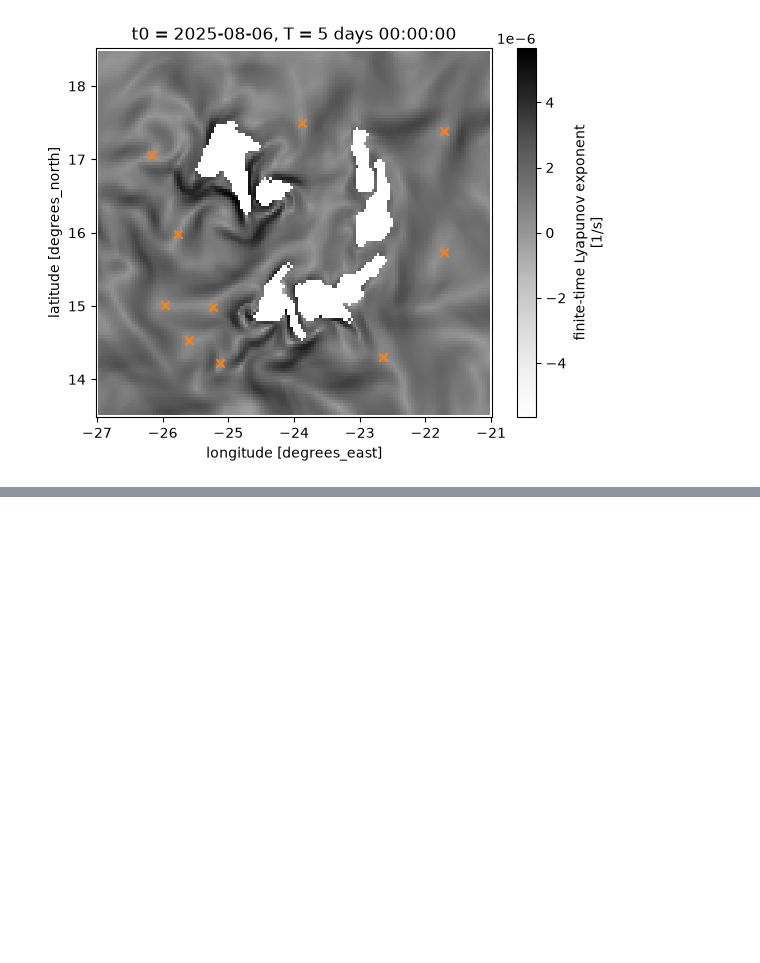
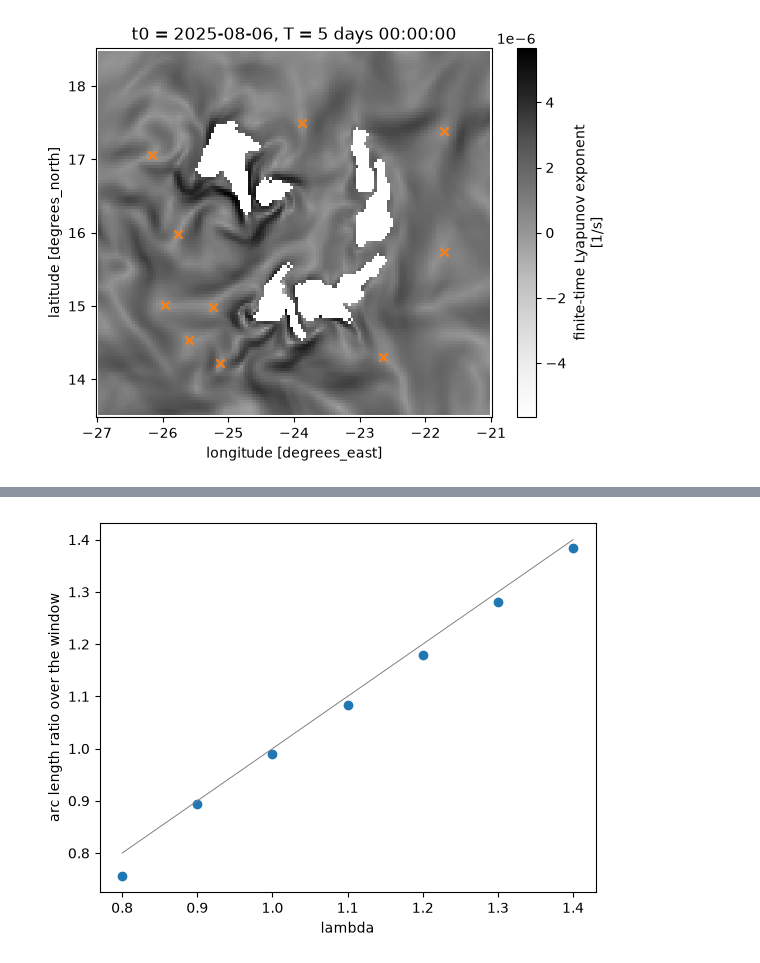
Before and after one commit to geomar-od-lagrange/lcs_parcels, a Jupyter notebook: examples/cabo_verde_vortices.ipynb, the cells around one changed output, grey strips where cells are left out. Cells and saved outputs as stored; diff of their text form; code cells hidden in the pictures; blank space fills up the shorter version.

```diff
--- a/examples/cabo_verde_vortices.ipynb
+++ b/examples/cabo_verde_vortices.ipynb
@@ -679,0 +728,31 @@ plt.show()
+# %%
+def arc_length_m(lon, lat):
+    dx, dy = _separation_m(lon_a=lon[:-1], lat_a=lat[:-1], lon_b=lon[1:], lat_b=lat[1:])
+    return np.sum(np.hypot(dx, dy))
+
+
+def evolve_and_ratio(lon_0, lat_0, flowmap):
+    length_0 = arc_length_m(lon_0, lat_0)
+    evolved = flowmap.image(
+        lon_0=xr.DataArray(lon_0, dims="point"), lat_0=xr.DataArray(lat_0, dims="point")
+    )
+    lon_1, lat_1 = evolved["lon"].values, evolved["lat"].values
+    return arc_length_m(lon_1, lat_1) / length_0, length_0, lon_1, lat_1
+# %%
+launch_dlon = best["s"] / (_M_PER_DEG * np.cos(np.deg2rad(best["centre_lat"])))
+arcs = {}
+for lam in LAMBDAS:
+    arc_lon, arc_lat = trace_eta_lines(
+        np.array([best["centre_lon"] + launch_dlon]),
+        np.array([best["centre_lat"]]),
+        lam=lam,
+        sign=best["sign"],
+        step_m=STEP_M,
+        n_steps=N_STEPS,
+        tensor_interp=tensor_interp,
+    )
+    finite = np.isfinite(arc_lon[:, 0])
+    if finite.sum() >= 10:
+        arcs[lam] = (arc_lon[finite, 0], arc_lat[finite, 0])
+ratios = {lam: evolve_and_ratio(*arc, forward)[0] for lam, arc in arcs.items()}
+ratios
@@ -679,0 +767,9 @@ plt.show()
+# %%
+fig, ax = plt.subplots()
+ax.plot(list(ratios), list(ratios.values()), marker="o", ls="none")
+ax.plot(LAMBDAS, LAMBDAS, color="grey", lw=0.7)
+ax.set_xlabel("lambda")
+ax.set_ylabel("arc length ratio over the window")
+plt.show()
+# %% [output]
+[figure, added]
```
Also changed, not shown: parts of 25 cells of this notebook, 2 other files.
